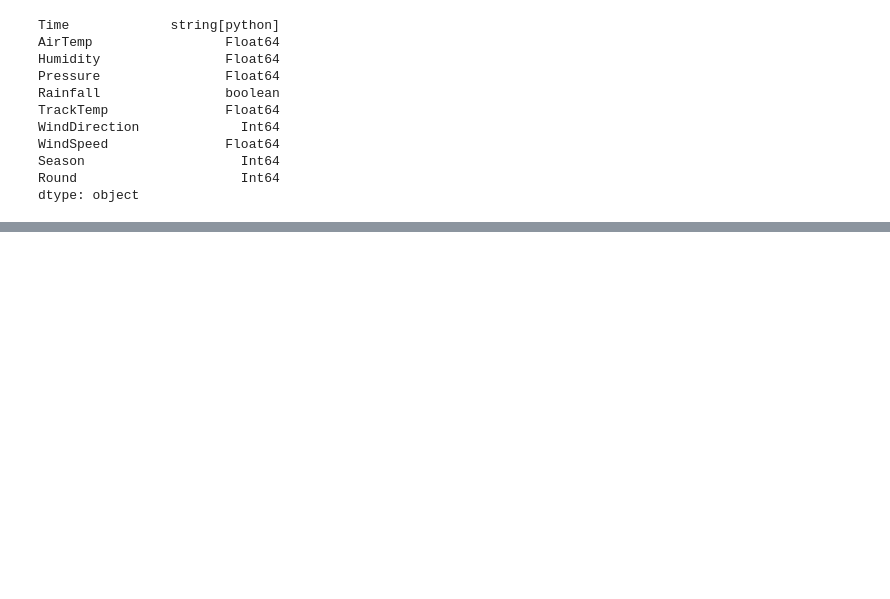
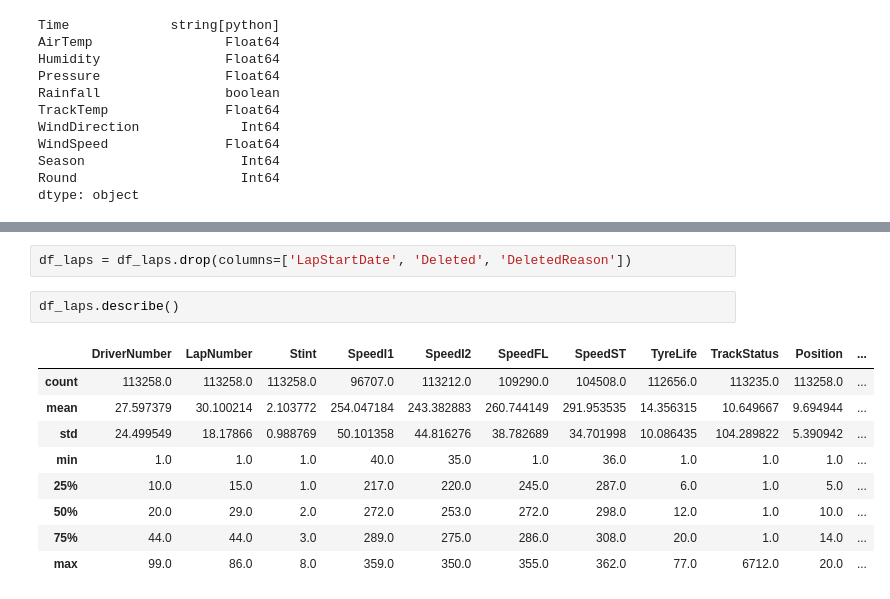
Before and after one commit to Ognjeniii/f1-predictions, a Jupyter notebook: Model2.ipynb, the cells around one changed output, grey strips where cells are left out. Drawn from its saved outputs; the diff is of its cells as text; blank space fills up the shorter version.

```diff
--- a/Model2.ipynb
+++ b/Model2.ipynb
@@ -178,0 +271,14 @@ dtype: object
+# %%
+df_laps = df_laps.drop(columns=['LapStartDate', 'Deleted', 'DeletedReason'])
+# %%
+df_laps.describe()
+# %% [output]
+|  | DriverNumber | LapNumber | Stint | SpeedI1 | SpeedI2 | SpeedFL | SpeedST | TyreLife | TrackStatus | Position | ... |
+| count | 113258.0 | 113258.0 | 113258.0 | 96707.0 | 113212.0 | 109290.0 | 104508.0 | 112656.0 | 113235.0 | 113258.0 | ... |
+| mean | 27.597379 | 30.100214 | 2.103772 | 254.047184 | 243.382883 | 260.744149 | 291.953535 | 14.356315 | 10.649667 | 9.694944 | ... |
+| std | 24.499549 | 18.17866 | 0.988769 | 50.101358 | 44.816276 | 38.782689 | 34.701998 | 10.086435 | 104.289822 | 5.390942 | ... |
+| min | 1.0 | 1.0 | 1.0 | 40.0 | 35.0 | 1.0 | 36.0 | 1.0 | 1.0 | 1.0 | ... |
+| 25% | 10.0 | 15.0 | 1.0 | 217.0 | 220.0 | 245.0 | 287.0 | 6.0 | 1.0 | 5.0 | ... |
+| 50% | 20.0 | 29.0 | 2.0 | 272.0 | 253.0 | 272.0 | 298.0 | 12.0 | 1.0 | 10.0 | ... |
+| 75% | 44.0 | 44.0 | 3.0 | 289.0 | 275.0 | 286.0 | 308.0 | 20.0 | 1.0 | 14.0 | ... |
+| max | 99.0 | 86.0 | 8.0 | 359.0 | 350.0 | 355.0 | 362.0 | 77.0 | 6712.0 | 20.0 | ... |
```
Also changed, not shown: parts of 23 cells of this notebook.
